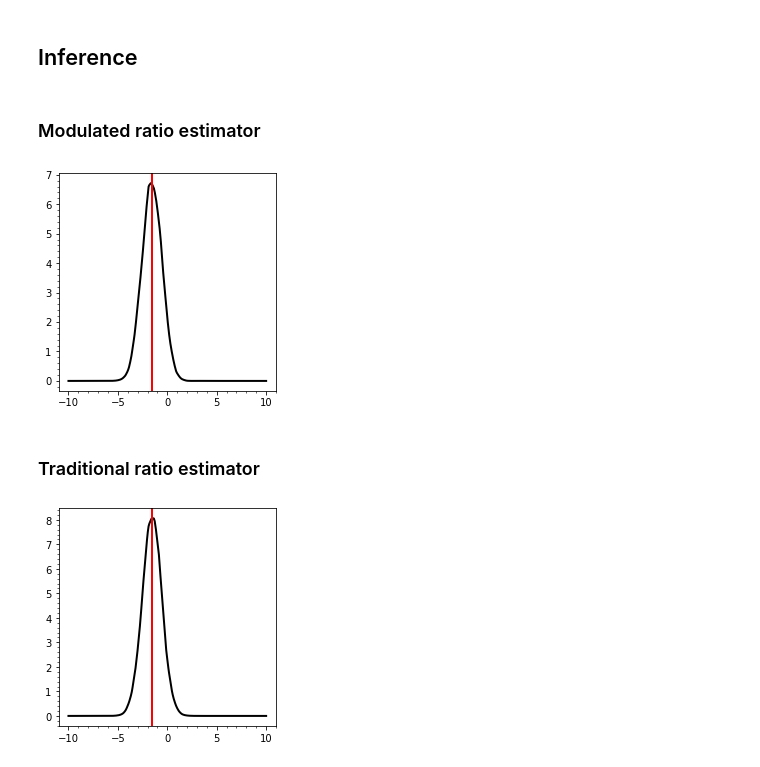
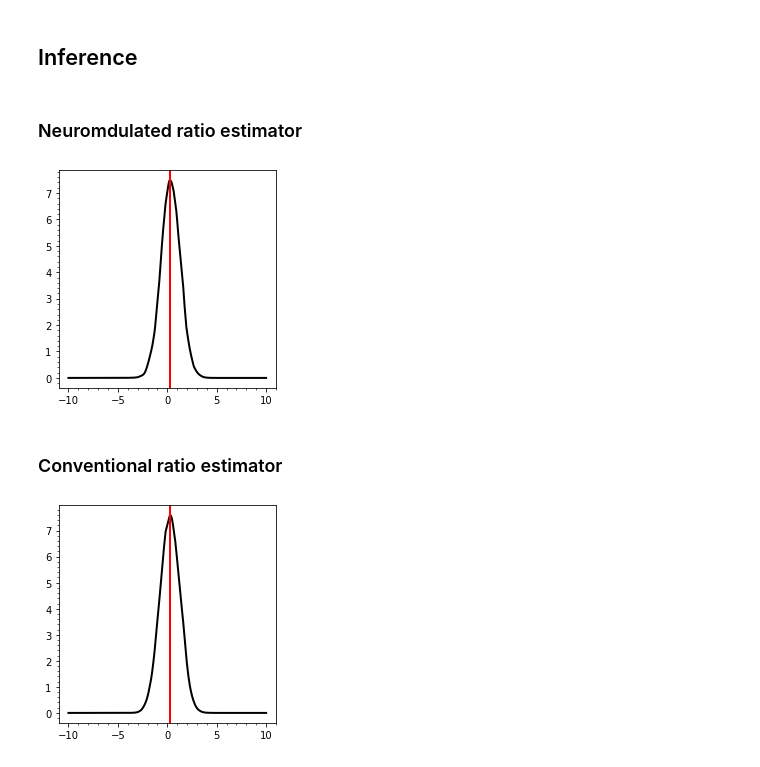
Before and after one commit to montefiore-institute/hypothesis, a Jupyter notebook: examples/neuromodulation/neuromodulated_ratio_estimator.ipynb, the cells around one changed output. Saved outputs shown, nothing was run; the diff lists cells and outputs as text; code cells hidden in the pictures.

```diff
--- a/examples/neuromodulation/neuromodulated_ratio_estimator.ipynb
+++ b/examples/neuromodulation/neuromodulated_ratio_estimator.ipynb
@@ -21,5 +30,5 @@ def simulate(inputs):
 # %%
-def allocate_controller(hidden=64):
+def allocate_controller(hidden=32):
     controller = torch.nn.Sequential(
         torch.nn.Linear(1, hidden),
         torch.nn.LeakyReLU(),
@@ -87,0 +42,35 @@ dataset = SimulatorDataset(simulate, prior, size=dataset_size)
+# %%
+from hypothesis.nn.amortized_ratio_estimation import LikelihoodToEvidenceCriterion as Criterion
+from hypothesis.nn.amortized_ratio_estimation import LikelihoodToEvidenceRatioEstimatorNeuromodulatedMLP as NeuromodulatedRatioEstimator
+from hypothesis.util.data import SimulatorDataset
+from torch.utils.data import DataLoader
+
+dataset = SimulatorDataset(simulate, prior, size=dataset_size)
+neuromodulated_ratio_estimator = NeuromodulatedRatioEstimator(shape_outputs=(1,), controller_allocator=allocate_controller)
+neuromodulated_ratio_estimator = neuromodulated_ratio_estimator.to(hypothesis.accelerator)
+neuromodulated_ratio_estimator = neuromodulated_ratio_estimator.train()
+criterion = Criterion(neuromodulated_ratio_estimator, batch_size).to(hypothesis.accelerator)
+optimizer = torch.optim.Adam(neuromodulated_ratio_estimator.parameters(), amsgrad=True)
+
+losses = []
+for epoch in range(epochs):
+    data_loader = DataLoader(dataset, num_workers=4, shuffle=True, batch_size=batch_size, drop_last=True)
+    for inputs, outputs in data_loader:
+        inputs = inputs.to(hypothesis.accelerator).view(-1, 1)
+        outputs = outputs.to(hypothesis.accelerator).view(-1, 1)
+        loss = criterion(inputs=inputs, outputs=outputs)
+        optimizer.zero_grad()
+        loss.backward()
+        losses.append(loss.item())
+        optimizer.step()
+
+neuromodulated_ratio_estimator = neuromodulated_ratio_estimator.cpu()
+neuromodulated_ratio_estimator.eval()
+
+losses = np.log(np.array(losses))
+plt.title("Neuromodulated ratio estimator loss")
+plt.xlabel("Gradient updates")
+plt.ylabel("Logarithmic loss")
+plt.plot(range(len(losses)), losses, lw=2, color="black")
+make_square(plt.gca())
+plt.show()
@@ -159,25 +119,26 @@ plt.show()
 # %%
 truth = float(0)
 observation = simulate(torch.tensor(truth)).view(-1, 1)
+
 resolution = 1000
 observations = observation.repeat(resolution, 1).view(-1, 1)
-thetas = torch.linspace(-10, 10, 1000).view(-1, 1)
+thetas = torch.linspace(-10, 10, resolution).view(-1, 1)
 # %% [markdown]
-### Modulated ratio estimator
+### Neuromdulated ratio estimator
 # %%
-log_ratios = modulated_ratio_estimator.log_ratio(thetas, observations)
+log_ratios = neuromodulated_ratio_estimator.log_ratio(thetas, observations)
 
 plt.plot(thetas.numpy(), log_ratios.exp().detach().numpy(), lw=2, color="black")
 plt.axvline(observation.numpy(), color="red", lw=2)
 plt.minorticks_on()
 make_square(plt.gca())
 plt.show()
 # %% [output]
-[figure, old version]
+[figure, new version]
 # %% [markdown]
-### Traditional ratio estimator
+### Conventional ratio estimator
 # %%
-log_ratios = traditional_ratio_estimator.log_ratio(thetas, observations)
+log_ratios = conventional_ratio_estimator.log_ratio(thetas, observations)
 
 plt.plot(thetas.numpy(), log_ratios.exp().detach().numpy(), lw=2, color="black")
 plt.axvline(observation.numpy(), color="red", lw=2)
@@ -185,4 +146,4 @@ plt.minorticks_on()
 make_square(plt.gca())
 plt.show()
 # %% [output]
-[figure, old version]
+[figure, new version]
```
Also changed, not shown: parts of 20 cells of this notebook, 42 other files.
